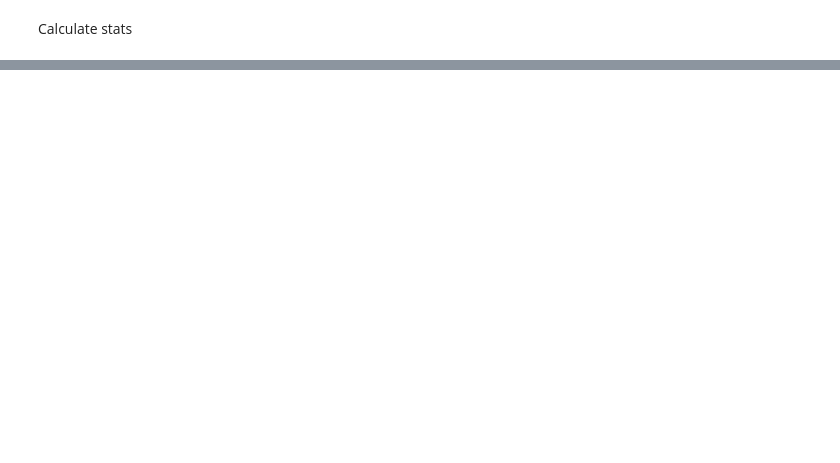
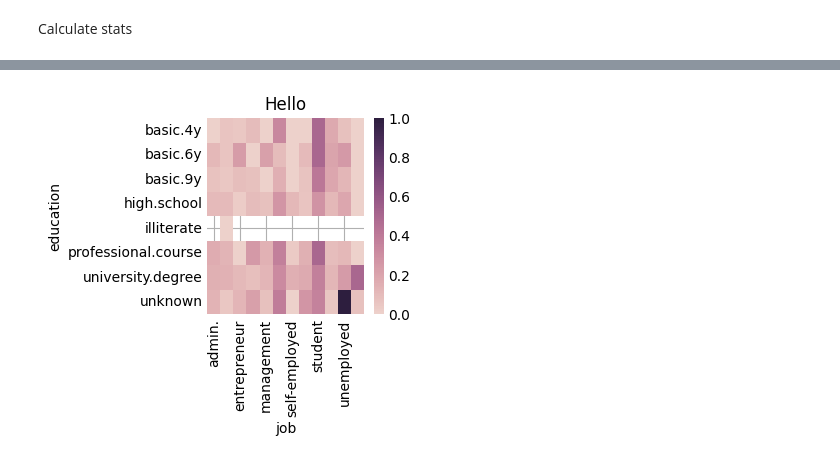
Before and after one commit to jasebanta/uchicago-ms-ads, a Jupyter notebook: analysis.ipynb, the cells around one changed output, grey strips where cells are left out. Saved outputs shown, nothing was run; the diff lists cells and outputs as text; code cells hidden in the pictures; blank space fills up the shorter version.

```diff
--- a/analysis.ipynb
+++ b/analysis.ipynb
@@ -212,0 +218,6 @@ new_data['age_group']=new_data['age'].apply(lambda val: util.AgeMasking(val))
+# %%
+seaborn.heatmap(pivot_table, cmap=seaborn.cubehelix_palette(as_cmap=True))
+plt.title("Hello")
+plt.show()
+# %% [output]
+[figure, added]
```
Also changed, not shown: parts of 9 cells of this notebook, 2 other files.
